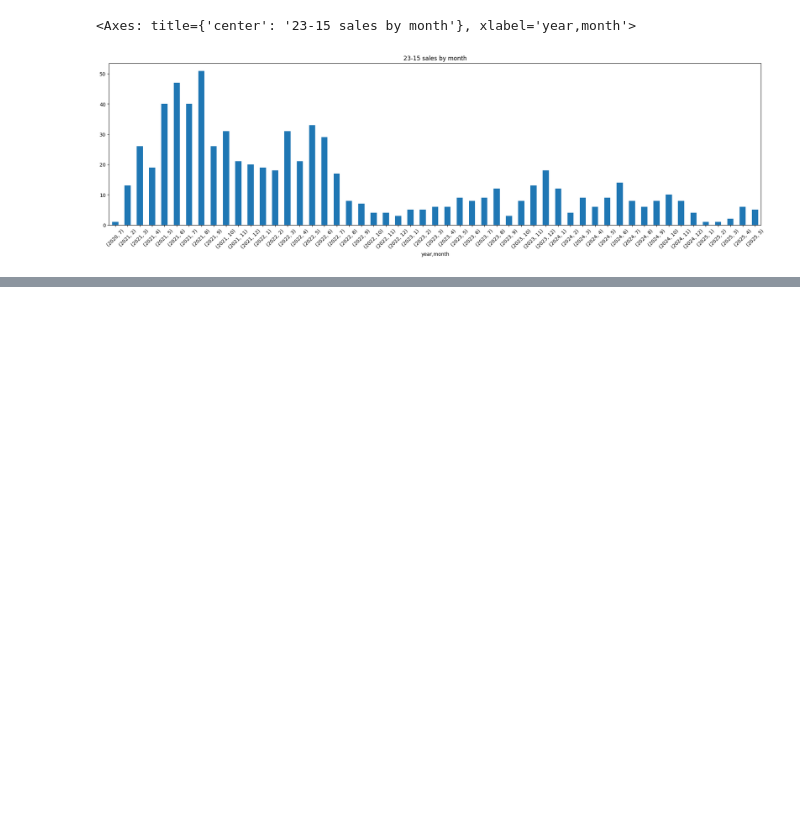
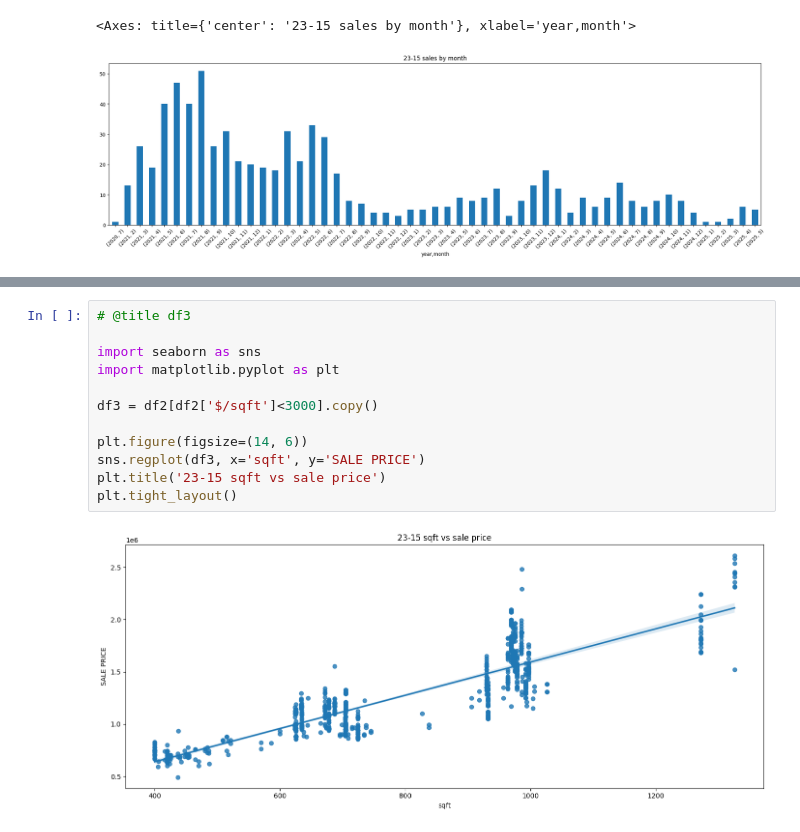
Before and after one commit to thexqin/lic-ast-condo-sales-analysis, a Jupyter notebook: lic_ast_condo_sales_analysis.ipynb, the cells around one changed output, grey strips where cells are left out. Cells and saved outputs as stored; diff of their text form; blank space fills up the shorter version.

```diff
--- a/lic_ast_condo_sales_analysis.ipynb
+++ b/lic_ast_condo_sales_analysis.ipynb
@@ -722,0 +720,14 @@ df2.sort_values('$/sqft', ascending=False).head(50)
+# %%
+# @title df3
+
+import seaborn as sns
+import matplotlib.pyplot as plt
+
+df3 = df2[df2['$/sqft']<3000].copy()
+
+plt.figure(figsize=(14, 6))
+sns.regplot(df3, x='sqft', y='SALE PRICE')
+plt.title('23-15 sqft vs sale price')
+plt.tight_layout()
+# %% [output]
+[figure, added]
```
Also changed, not shown: parts of 45 cells of this notebook.
